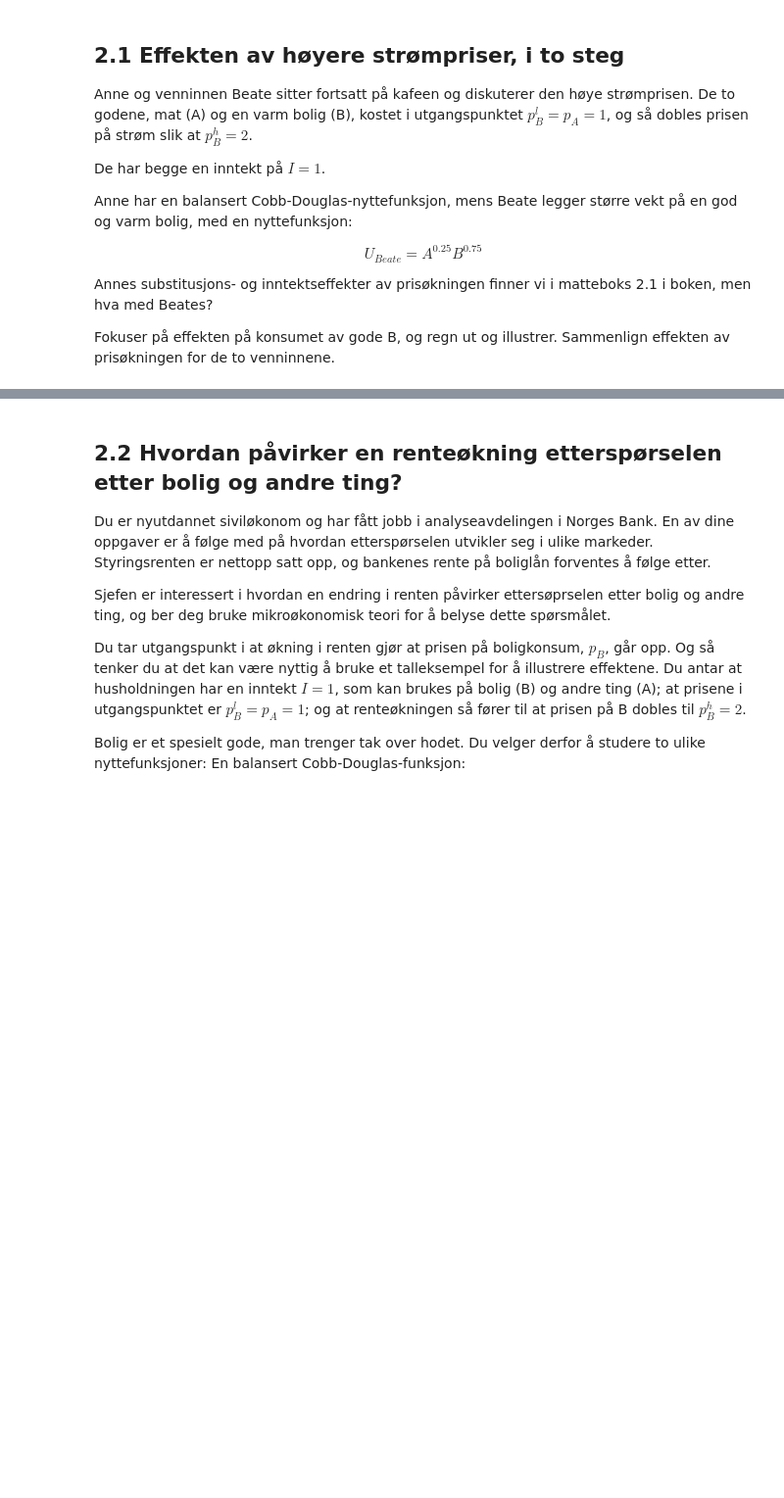
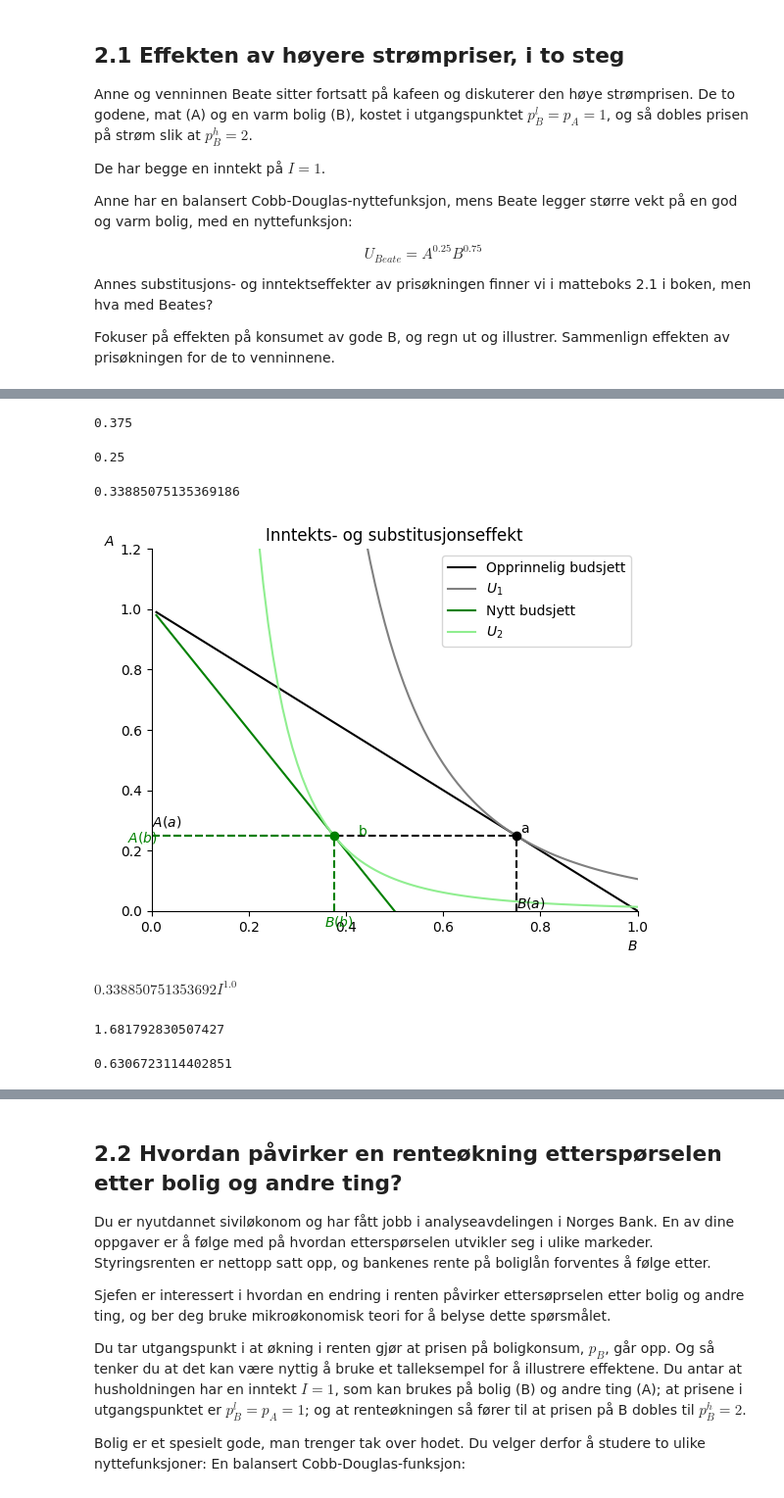
Before and after one commit to uit-sok-1303-v26/uit-sok-1303.v26.github.io, a Jupyter notebook: Konsumenteori - Kapittel 2.ipynb, the cells around one changed output, grey strips where cells are left out. Shown at 98% size. Saved outputs shown, nothing was run; the diff lists cells and outputs as text; code cells hidden in the pictures; blank space fills up the shorter version.

```diff
--- a/Konsumenteori - Kapittel 2.ipynb
+++ b/Konsumenteori - Kapittel 2.ipynb
@@ -279,0 +342,11 @@ Fokuser på effekten på konsumet av gode B, og regn ut og illustrer. Sammenlign
+# %%
+# lag funksjon for indifferenskurve
+U_a=sp.symbols('U_a', real = True, positive=True) #U_a for "Utility" fra a
+
+ind_kcd = sp.solve(nytte-U_a, A)[0] #Ind for indifferense, K for kurve, cd for cobbdouglas.
+
+ind_kcd_fn = sp.lambdify((B,U_a), ind_kcd) #Her settes det _fn for "function" for plotting.
+
+
+
+ind_kcd
@@ -279,0 +448,64 @@ Fokuser på effekten på konsumet av gode B, og regn ut og illustrer. Sammenlign
+# %%
+# Steg 2
+
+# beregne nye verdier
+
+
+B_eq_ny = float(B_eq.subs([(I, 1), (p_B, 2), (p_A, 1)]))
+A_eq_ny = float(A_eq.subs([(I, 1), (p_B, 2), (p_A, 1)]))
+nytte_ny = float(Vcd.subs([(I, 1), (p_B, 2), (p_A, 1)]))
+
+
+display(B_eq_ny)
+display(A_eq_ny)
+display(nytte_ny)
+# %% [output]
+0.375
+0.25
+0.33885075135369186
+# %%
+
+
+# legg nye verdier på tegningen
+#Obs budjsett er definert som inntekt, x, pris på B, pris på A, ikke omvendt.
+ax.plot(x, budsjett(1, x, 2, 1), color='green', label='Nytt budsjett')
+ax.plot(x, ind_kcd_fn(x,nytte_ny), color='lightgreen', label='$U_2$')
+
+ax.vlines(B_eq_ny, 0, A_eq_ny, ls='dashed', color='green')
+ax.hlines(A_eq_ny, 0, B_eq_ny, ls='dashed', color='green')
+
+ax.annotate('$B(b)$', (B_eq_ny-0.02, -0.05), color='green', annotation_clip=False)
+ax.annotate('$A(b)$', (-0.05, A_eq_ny-0.02), color= 'green', annotation_clip=False)
+ax.annotate('b', (B_eq_ny+0.05,A_eq_ny), color='green')
+ax.plot(B_eq_ny, A_eq_ny , marker='o', color='green')
+
+ax.legend()
+fig
+# %% [output]
+[figure, added]
+# %%
+# steg 3
+
+# beregn fiktiv inntekt
+
+# finn først hvordan oppnådd nytte er avhengig av inntekt gitt nye priser
+
+V_I = Vcd.subs([(p_B, 2), (p_A, 1)])
+V_I
+# %% [output]
+$\displaystyle 0.338850751353692 I^{1.0}$
+# %%
+fikt_cdm = sp.solve(V_I-nytte_num, I) #fikt = fiktiv, cd = cobb douglas, m for "money" eller da inntekt
+float(fikt_cdm[0])
+# %% [output]
+1.681792830507427
+# %%
+# fiktiv inntekt er 1.68
+# med denne inntekten og de nye prisene kan konsumenten få samme nytte til de nye prisene som i utgangspunktet.
+
+# verdier for godene med denne inntekten
+Bcd_eq_komp = float(B_eq.subs([(I, float(fikt_cdm[0])), (p_B, 2), (p_A, 1)]))
+Acd_eq_komp = float(A_eq.subs([(I, float(fikt_cdm[0])), (p_B, 2), (p_A, 1)]))
+Bcd_eq_komp
+# %% [output]
+0.6306723114402851
```
Also changed, not shown: parts of 23 cells of this notebook, 1 other file.
